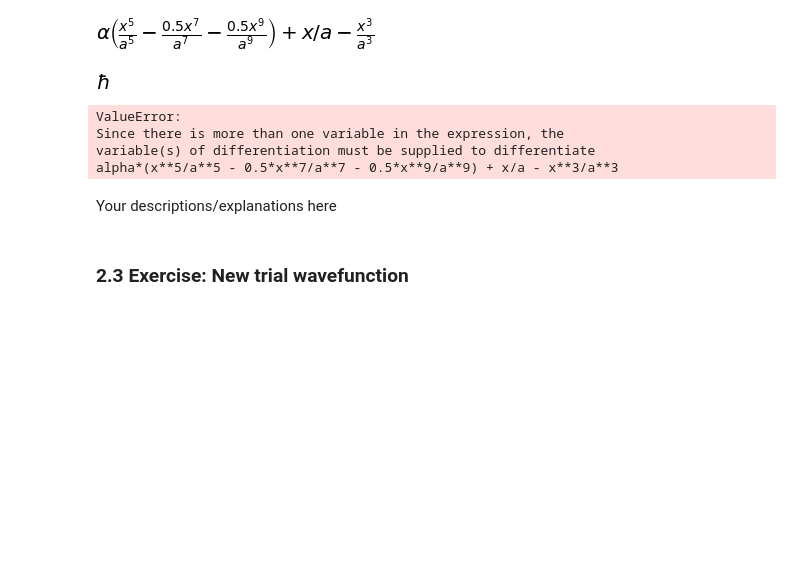
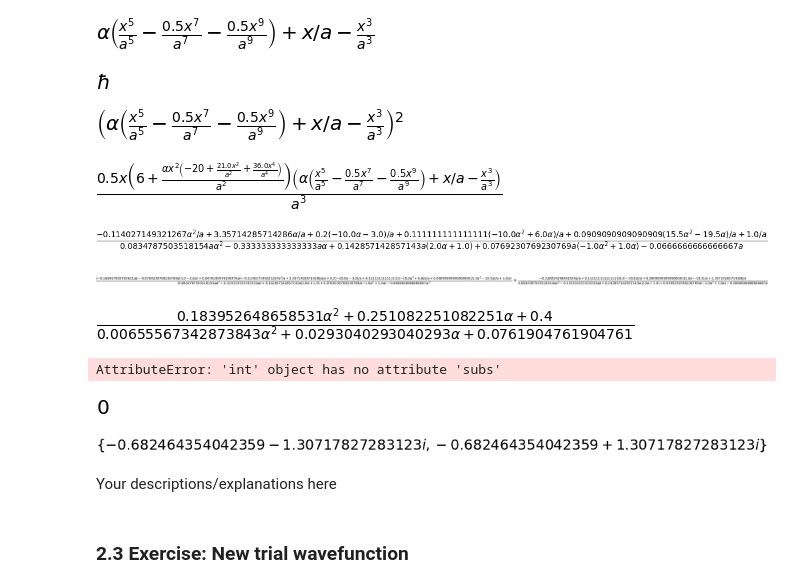
Before and after one commit to sju-chem264-2019/10-3-19-lecture-Yekaterina25, a Jupyter notebook: variational-principle.ipynb, the cells around one changed output. Saved outputs shown, nothing was run; the diff lists cells and outputs as text; code cells hidden in the pictures; blank space fills up the shorter version.

```diff
--- a/variational-principle.ipynb
+++ b/variational-principle.ipynb
@@ -88,10 +88,3 @@ from sympy.physics.quantum.constants import hbar
 hbar
 # %% [output]
 [figure]
-# %%
-expr2=sym.diff(sym.diff(((x/a)-(x**3/a**3))+(alpha*((x**5/a**5)-0.5*((x**7/a**7)+(x**9/a**9))))),x)
-# %% [output]
-ValueError:
-Since there is more than one variable in the expression, the
-variable(s) of differentiation must be supplied to differentiate
-alpha*(x**5/a**5 - 0.5*x**7/a**7 - 0.5*x**9/a**9) + x/a - x**3/a**3
@@ -97,0 +93,6 @@ alpha*(x**5/a**5 - 0.5*x**7/a**7 - 0.5*x**9/a**9) + x/a - x**3/a**3
+# %%
+expr1a=expr1*expr1
+# %%
+expr1a
+# %% [output]
+[figure, added]
@@ -97,0 +101,4 @@ alpha*(x**5/a**5 - 0.5*x**7/a**7 - 0.5*x**9/a**9) + x/a - x**3/a**3
+# %%
+expr2
+# %% [output]
+[figure, added]
@@ -97,0 +107,4 @@ alpha*(x**5/a**5 - 0.5*x**7/a**7 - 0.5*x**9/a**9) + x/a - x**3/a**3
+# %%
+energy
+# %% [output]
+[figure, added]
@@ -98,3 +113,23 @@ alpha*(x**5/a**5 - 0.5*x**7/a**7 - 0.5*x**9/a**9) + x/a - x**3/a**3
+# %%
+energy1
+# %% [output]
+[figure, added]
+# %%
+energy.subs(a,1)
+# %% [output]
+[figure, added]
+# %%
+energy1.subs(a,1)
+# %% [output]
+AttributeError: 'int' object has no attribute 'subs'
+# %%
+energy1
+# %% [output]
+[figure, added]
+# %%
+sym.solveset(energy, alpha)
+# %% [output]
+[figure, added]
 # %% [markdown]
 Your descriptions/explanations here
 # %% [markdown]
```
Also changed, not shown: parts of 4 cells of this notebook.
